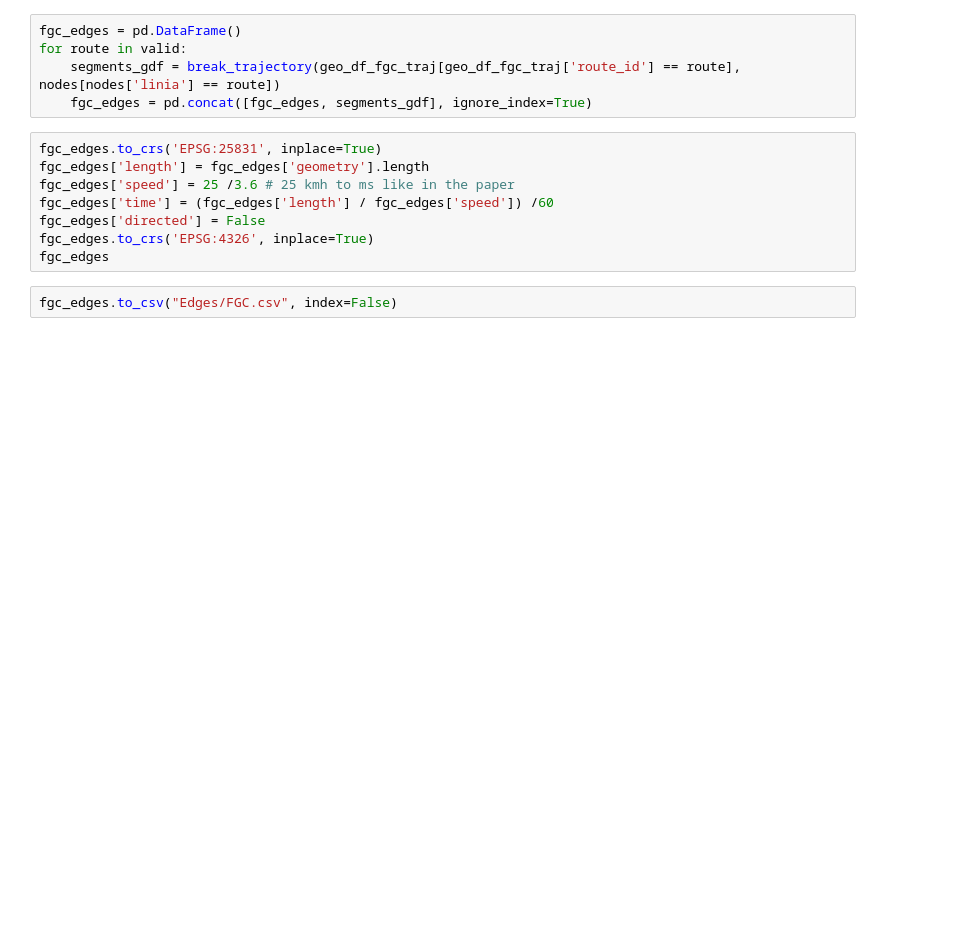
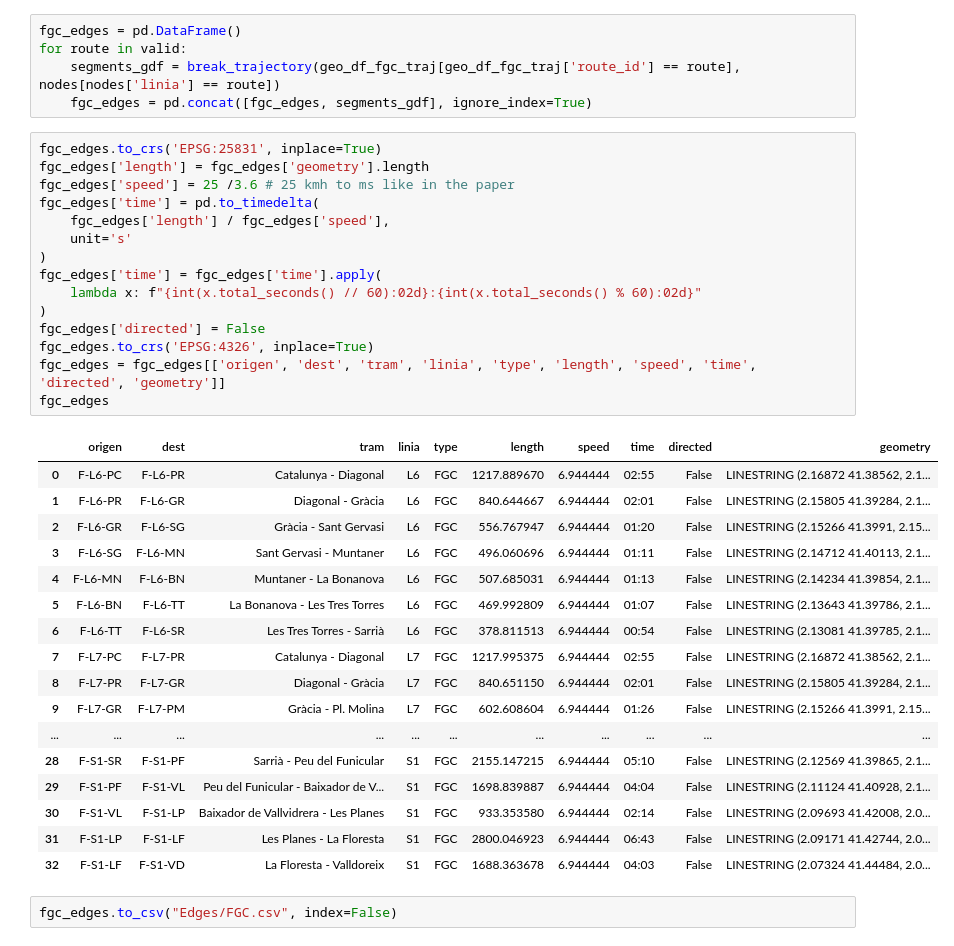
Before and after one commit to bmantepe/stop-location, a Jupyter notebook: 09-Edges-FGC.ipynb, the cells around one changed output. Saved outputs shown, nothing was run; the diff lists cells and outputs as text; blank space fills up the shorter version.

```diff
--- a/09-Edges-FGC.ipynb
+++ b/09-Edges-FGC.ipynb
@@ -90,11 +90,36 @@ for route in valid:
 # %%
 fgc_edges.to_crs('EPSG:25831', inplace=True)
 fgc_edges['length'] = fgc_edges['geometry'].length
 fgc_edges['speed'] = 25 /3.6 # 25 kmh to ms like in the paper
-fgc_edges['time'] = (fgc_edges['length'] / fgc_edges['speed']) /60
+fgc_edges['time'] = pd.to_timedelta(
+    fgc_edges['length'] / fgc_edges['speed'],
+    unit='s'
+)
+fgc_edges['time'] = fgc_edges['time'].apply(
+    lambda x: f"{int(x.total_seconds() // 60):02d}:{int(x.total_seconds() % 60):02d}"
+)
 fgc_edges['directed'] = False
 fgc_edges.to_crs('EPSG:4326', inplace=True)
+fgc_edges = fgc_edges[['origen', 'dest', 'tram', 'linia', 'type', 'length', 'speed', 'time', 'directed', 'geometry']]
 fgc_edges
+# %% [output]
+|  | origen | dest | tram | linia | type | length | speed | time | directed | geometry |
+| 0 | F-L6-PC | F-L6-PR | Catalunya - Diagonal | L6 | FGC | 1217.889670 | 6.944444 | 02:55 | False | LINESTRING (2.16872 41.38562, 2.1... |
+| 1 | F-L6-PR | F-L6-GR | Diagonal - Gràcia | L6 | FGC | 840.644667 | 6.944444 | 02:01 | False | LINESTRING (2.15805 41.39284, 2.1... |
+| 2 | F-L6-GR | F-L6-SG | Gràcia - Sant Gervasi | L6 | FGC | 556.767947 | 6.944444 | 01:20 | False | LINESTRING (2.15266 41.3991, 2.15... |
+| 3 | F-L6-SG | F-L6-MN | Sant Gervasi - Muntaner | L6 | FGC | 496.060696 | 6.944444 | 01:11 | False | LINESTRING (2.14712 41.40113, 2.1... |
+| 4 | F-L6-MN | F-L6-BN | Muntaner - La Bonanova | L6 | FGC | 507.685031 | 6.944444 | 01:13 | False | LINESTRING (2.14234 41.39854, 2.1... |
+| 5 | F-L6-BN | F-L6-TT | La Bonanova - Les Tres Torres | L6 | FGC | 469.992809 | 6.944444 | 01:07 | False | LINESTRING (2.13643 41.39786, 2.1... |
+| 6 | F-L6-TT | F-L6-SR | Les Tres Torres - Sarrià | L6 | FGC | 378.811513 | 6.944444 | 00:54 | False | LINESTRING (2.13081 41.39785, 2.1... |
+| 7 | F-L7-PC | F-L7-PR | Catalunya - Diagonal | L7 | FGC | 1217.995375 | 6.944444 | 02:55 | False | LINESTRING (2.16872 41.38562, 2.1... |
+| 8 | F-L7-PR | F-L7-GR | Diagonal - Gràcia | L7 | FGC | 840.651150 | 6.944444 | 02:01 | False | LINESTRING (2.15805 41.39284, 2.1... |
+| 9 | F-L7-GR | F-L7-PM | Gràcia - Pl. Molina | L7 | FGC | 602.608604 | 6.944444 | 01:26 | False | LINESTRING (2.15266 41.3991, 2.15... |
+| ... | ... | ... | ... | ... | ... | ... | ... | ... | ... | ... |
+| 28 | F-S1-SR | F-S1-PF | Sarrià - Peu del Funicular | S1 | FGC | 2155.147215 | 6.944444 | 05:10 | False | LINESTRING (2.12569 41.39865, 2.1... |
+| 29 | F-S1-PF | F-S1-VL | Peu del Funicular - Baixador de V... | S1 | FGC | 1698.839887 | 6.944444 | 04:04 | False | LINESTRING (2.11124 41.40928, 2.1... |
+| 30 | F-S1-VL | F-S1-LP | Baixador de Vallvidrera - Les Planes | S1 | FGC | 933.353580 | 6.944444 | 02:14 | False | LINESTRING (2.09693 41.42008, 2.0... |
+| 31 | F-S1-LP | F-S1-LF | Les Planes - La Floresta | S1 | FGC | 2800.046923 | 6.944444 | 06:43 | False | LINESTRING (2.09171 41.42744, 2.0... |
+| 32 | F-S1-LF | F-S1-VD | La Floresta - Valldoreix | S1 | FGC | 1688.363678 | 6.944444 | 04:03 | False | LINESTRING (2.07324 41.44484, 2.0... |
 # %%
 fgc_edges.to_csv("Edges/FGC.csv", index=False)
 # %%
```
Also changed, not shown: parts of 1 cell of this notebook, 12 other files.
